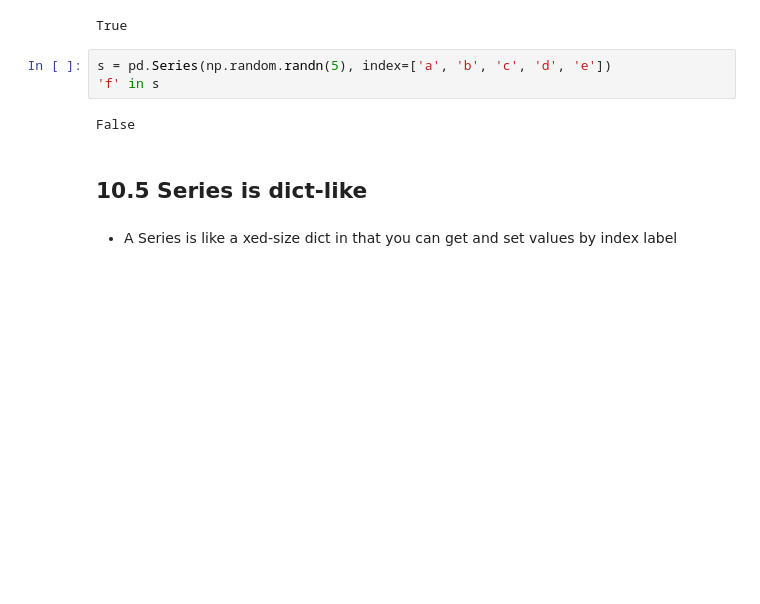
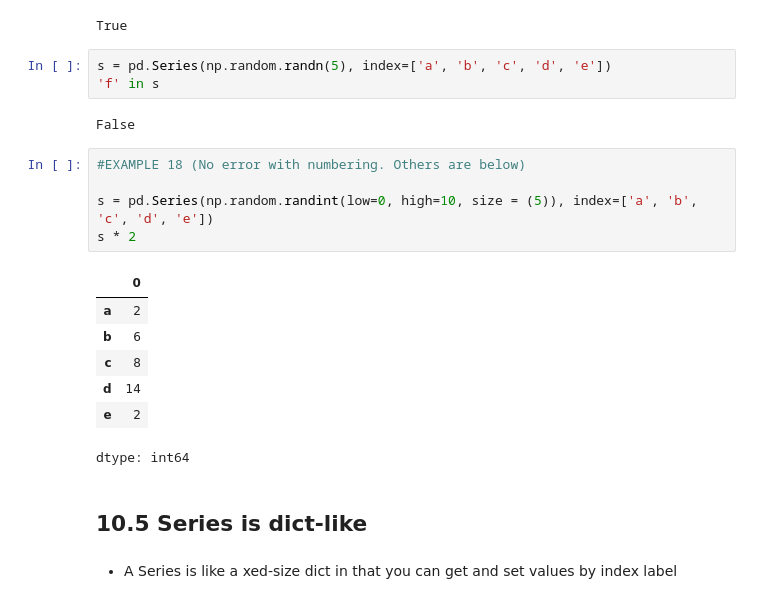
Before and after one commit to abbhimish/Week1---Intro-to-Python, a Jupyter notebook: Introduction_to_Python.ipynb, the cells around one changed output. Cells and saved outputs as stored; diff of their text form; blank space fills up the shorter version.

```diff
--- a/Introduction_to_Python.ipynb
+++ b/Introduction_to_Python.ipynb
@@ -1176,6 +1262,19 @@ s = pd.Series(np.random.randn(5), index=['a', 'b', 'c', 'd', 'e'])
 'f' in s
 # %% [output]
 False
+# %%
+#EXAMPLE 18 (No error with numbering. Others are below)
+
+s = pd.Series(np.random.randint(low=0, high=10, size = (5)), index=['a', 'b', 'c', 'd', 'e'])
+s * 2
+# %% [output]
+|  | 0 |
+| a | 2 |
+| b | 6 |
+| c | 8 |
+| d | 14 |
+| e | 2 |
+dtype: int64
 # %% [markdown]
 ## 10.5 Series is dict-like
 # %% [markdown]
```
Also changed, not shown: parts of 20 cells of this notebook.
